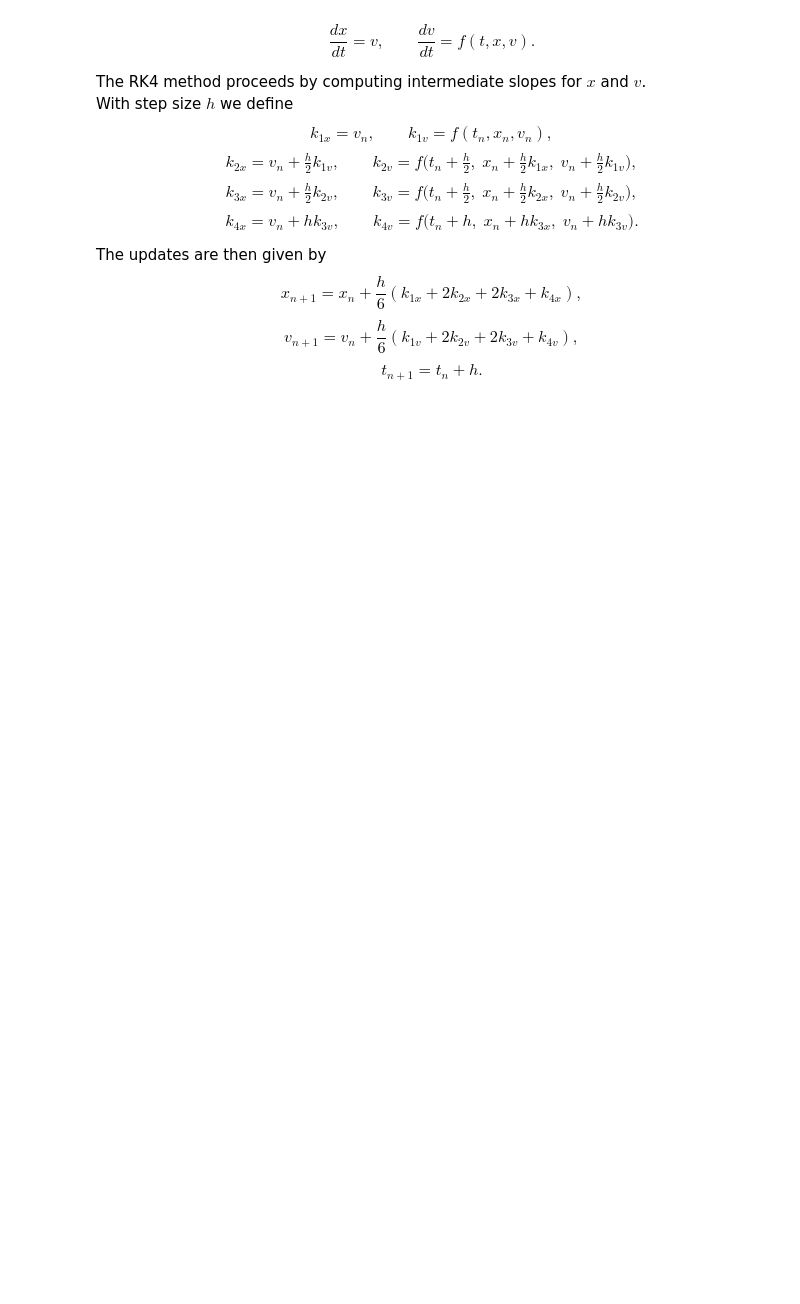
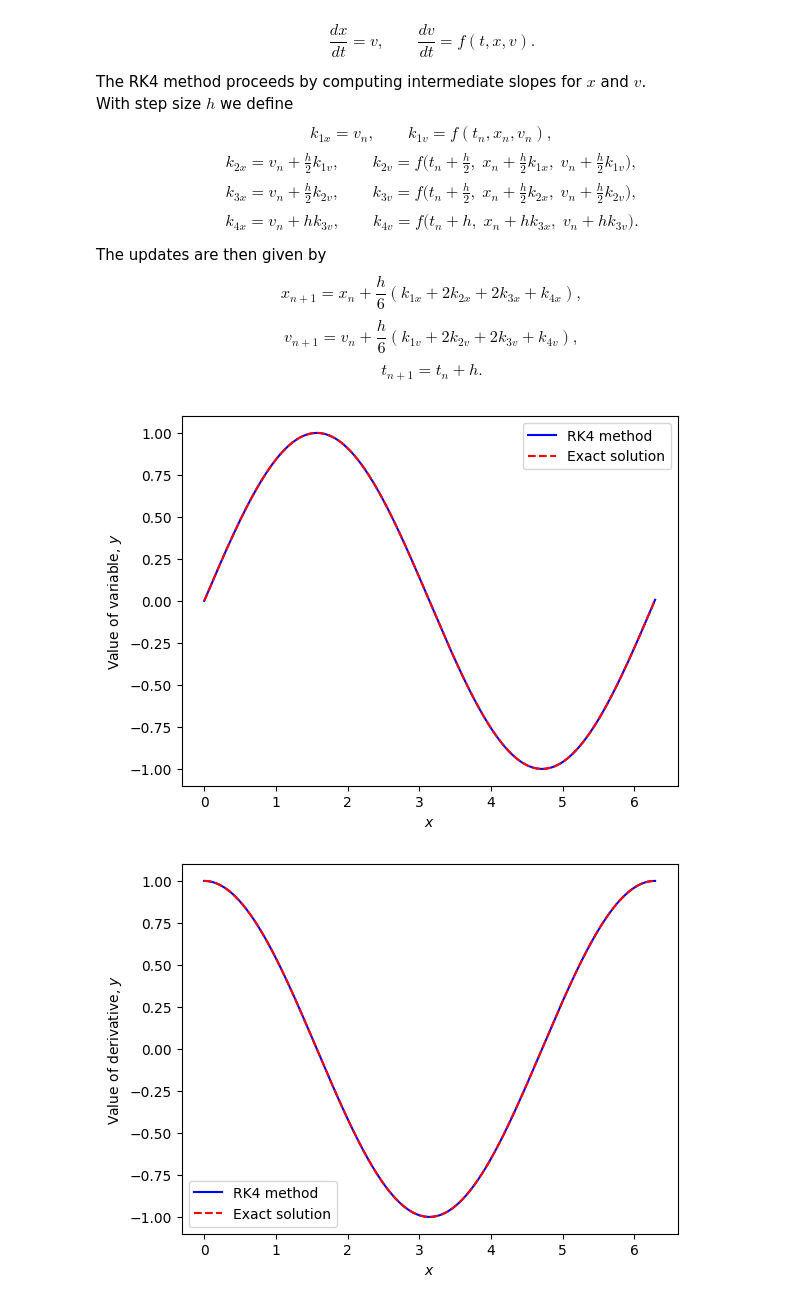
Before and after one commit to psbanerjee/Numerical-Analysis, a Jupyter notebook: Ordinary Differential Equation.ipynb, the cells around one changed output. Drawn from its saved outputs; the diff is of its cells as text; code cells hidden in the pictures; blank space fills up the shorter version.

```diff
--- a/Ordinary Differential Equation.ipynb
+++ b/Ordinary Differential Equation.ipynb
@@ -261,3 +261,46 @@ v_{n+1} = v_n + \frac{h}{6}\left(k_{1v} + 2k_{2v} + 2k_{3v} + k_{4v}\right),
 \begin{equation}
 t_{n+1} = t_n + h.
 \end{equation}
+# %%
+import numpy as np
+import matplotlib.pyplot as plt
+
+func = lambda t, x, v : - np.sin(t)
+
+def RK4d_iter(h, t0, x0, v0):
+    k1x = v0
+    k1v = func(t0, x0, v0)
+    k2x = v0 + (h/2.0)*k1v
+    k2v = func((t0+h/2.0), (x0+(h/2.0)*k1x), (v0+(h/2.0)*k1v))
+    k3x = v0 + (h/2.0)*k2v
+    k3v = func((t0+h/2.0),(x0+(h/2.0)*k2x), (v0+(h/2.0)*k2v))
+    k4x = v0 + h*k3v
+    k4v = func((t0+h), (x0+h*k3x), (v0+h*k3v))
+    t1 = t0 + h
+    x1 = x0 + (h/6.0)*(k1x + 2.0*k2x + 2.0*k3x + k4x)
+    v1= v0 + (h/6.0)*(k1v + 2.0*k2v + 2.0*k3v + k4v)
+    return t1,x1,v1
+
+t0 = 0.0 #Starting Point
+tend = 2.0*np.pi #Final Value
+x0 = 0.0 # Initial Value
+v0 = 1.0 # Initial value of the derivative
+x0_exact = np.sin(x0) # Exact initial Value
+v0_exact = np.cos(x0) # Exact initial value of the derivative
+h = 0.01 #Iterator
+t0s, x0s, v0s, x0_exact_s, v0_exact_s = [t0] , [x0] , [v0] , [x0_exact], [v0_exact]
+
+while t0<tend:
+    [t1, x1, v1] = RK4d_iter(h, t0, x0, v0)
+    t0 , x0, v0 = t1, x1, v1
+    t0s.append(t0)
+    x0s.append(x0)
+    v0s.append(v0)
+    x0_exact_s.append(np.sin(t0))
+    v0_exact_s.append(np.cos(t0))
+
+plot_variable("RK4",t0s,x0s,x0_exact_s)
+plot_derivative("RK4",t0s,v0s,v0_exact_s)
+# %% [output]
+[figure, added]
+[figure, added]
```
